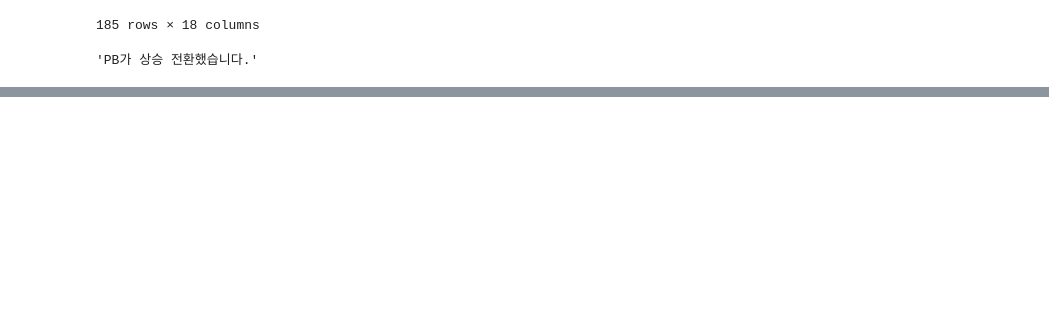
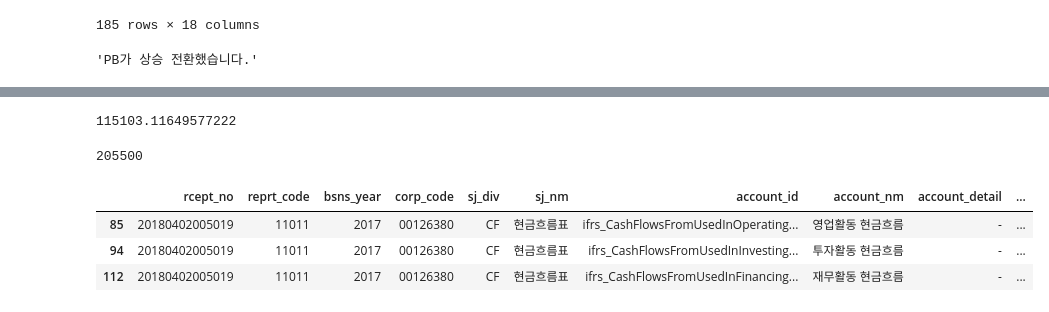
Before and after one commit to chickchop/algo_trader, a Jupyter notebook: algo/test.ipynb, the cells around one changed output, grey strips where cells are left out. Saved outputs shown, nothing was run; the diff lists cells and outputs as text; code cells hidden in the pictures; blank space fills up the shorter version.

Commit message:
add rim model

```diff
--- a/algo/test.ipynb
+++ b/algo/test.ipynb
@@ -358,0 +381,18 @@ comment
+# %%
+model = RIM(corp_nm, ROE, equity)
+value = model.calculate_corp_val()
+price = model.target_price(value, total_stock)
+price
+# %% [output]
+115103.11649577222
+# %%
+stock_df['Close'][-1]
+# %% [output]
+205500
+# %%
+corp_book[corp_book.account_id.str.contains("CashFlows")]
+# %% [output]
+|  | rcept_no | reprt_code | bsns_year | corp_code | sj_div | sj_nm | account_id | account_nm | account_detail | ... |
+| 85 | 20180402005019 | 11011 | 2017 | 00126380 | CF | 현금흐름표 | ifrs_CashFlowsFromUsedInOperating... | 영업활동 현금흐름 | - | ... |
+| 94 | 20180402005019 | 11011 | 2017 | 00126380 | CF | 현금흐름표 | ifrs_CashFlowsFromUsedInInvesting... | 투자활동 현금흐름 | - | ... |
+| 112 | 20180402005019 | 11011 | 2017 | 00126380 | CF | 현금흐름표 | ifrs_CashFlowsFromUsedInFinancing... | 재무활동 현금흐름 | - | ... |
```
Also changed, not shown: parts of 11 cells of this notebook, 4 other files.
